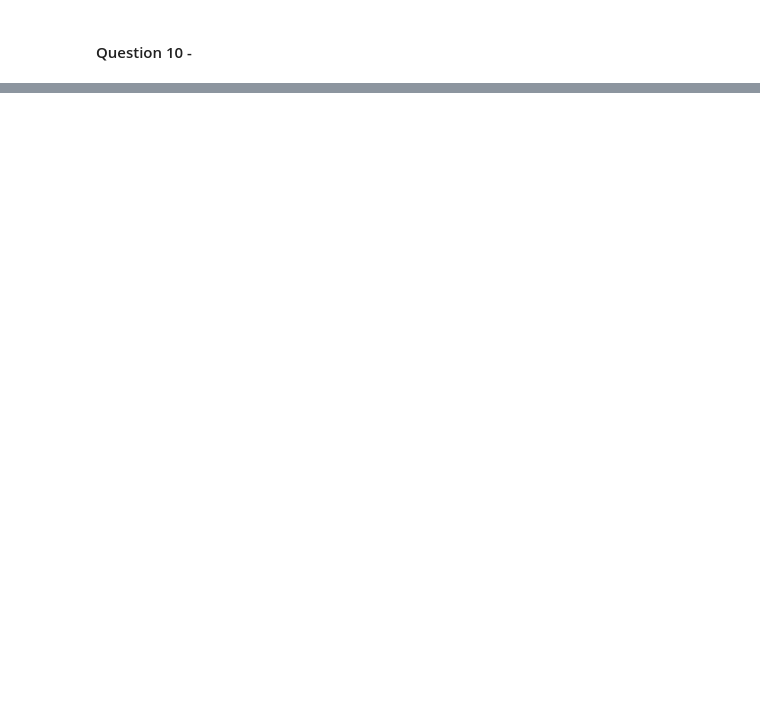
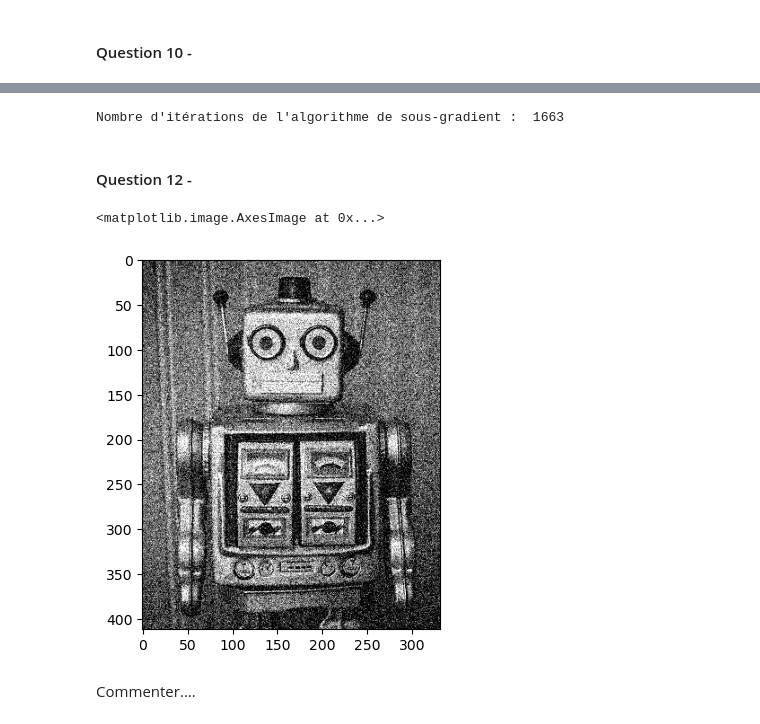
Before and after one commit to bavrillon/Projets_UE21, a Jupyter notebook: OPTI/OPTI_notebook.ipynb, the cells around one changed output, grey strips where cells are left out. Drawn from its saved outputs; the diff is of its cells as text; code cells hidden in the pictures; blank space fills up the shorter version.

```diff
--- a/OPTI/OPTI_notebook.ipynb
+++ b/OPTI/OPTI_notebook.ipynb
@@ -376,0 +387,44 @@ plt.imshow(matrice_to_image(u_optim_sous_grad), cmap='gray')
+# %%
+def optim_sous_gradient_momentum(sous_grad_fun, x0, beta = 0.9,max_iter = 10000, epsilon_variations = 1e-8):
+    k = 0
+    xk = x0
+    lk = 0.05
+    sous_grad_f_xk = sous_grad_fun(xk)
+    pk = -sous_grad_f_xk
+    nb_iterations = 0
+    for k in range(max_iter):
+        xk = xk + lk*pk
+        nb_iterations += 1
+        if (np.linalg.norm((lk*pk).reshape(-1),1) / np.linalg.norm((xk -lk*pk).reshape(-1),1) < epsilon_variations) :  # Condition de sortie
+            break
+        lk = (nb_iterations)**(-0.5)
+        sous_grad_f_xk = sous_grad_fun(xk)
+        pk = beta*pk + (1-beta)*(-sous_grad_f_xk)
+    return xk,nb_iterations
+
+u_optim_sous_grad_momentum,nb_iterations = optim_sous_gradient_momentum(g, img_noise)
+
+print("Nombre d'itérations de l'algorithme de sous-gradient avec momentum : ",nb_iterations)
+# %% [output]
+Nombre d'itérations de l'algorithme de sous-gradient :  1663
+# %% [markdown]
+#### Question 12 -
+# %%
+# L'image d'origine est en RGB, on l'importe en noir et blanc avec 1 canal :
+img_bis_no_noise = plt.imread('robot_no_noise.jpg')[...,0]
+
+# L'importation code les pixels sur des entiers de 8bits, on veut des flotants de 32bits :
+img_bis_no_noise = img_bis_no_noise.astype(np.float32) / 255.0
+
+# Fabrication de l'image bruitée :
+sigma = 0.2             # Ecart-type du bruit gaussien
+bruit = np.random.normal(0, sigma, img_no_noise.shape)
+img_bis_noise = img_bis_no_noise + bruit
+img_bis_noise = np.clip(img_bis_noise, 0, 1)     # On assure des pixel entre 0 et 1
+
+plt.imshow(matrice_to_image(img_bis_noise), cmap='gray')
+# %% [output]
+<matplotlib.image.AxesImage at 0x...>
+[figure, added]
+# %% [markdown]
+Commenter....
```
Also changed, not shown: parts of 7 cells of this notebook.
